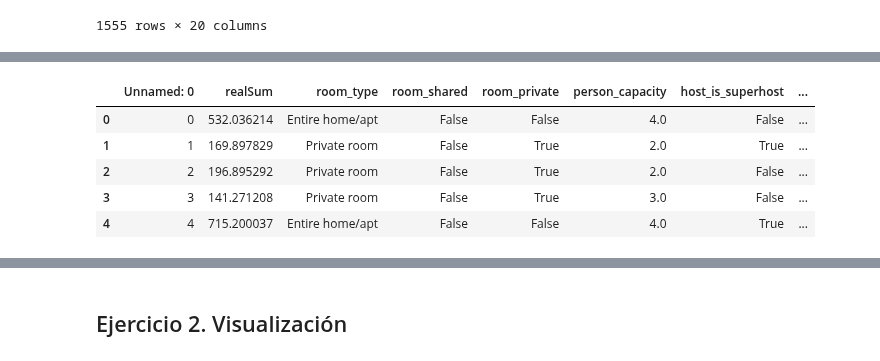
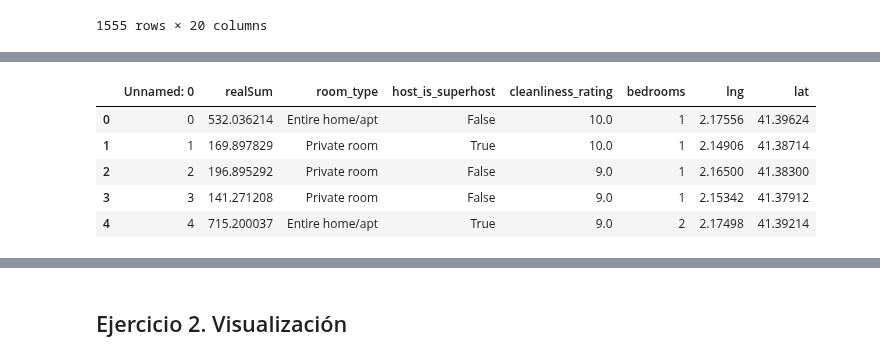
Before and after one commit to AlvaroMaya/Trabajo-IE, a Jupyter notebook: Proyecto IE - Airbnb.ipynb, the cells around one changed output, grey strips where cells are left out. Saved outputs shown, nothing was run; the diff lists cells and outputs as text; code cells hidden in the pictures.

```diff
--- a/Proyecto IE - Airbnb.ipynb
+++ b/Proyecto IE - Airbnb.ipynb
@@ -55,3 +59,5 @@ BARC_DIA_LABORAL[:5]
 # %%
 BARC_FIN_D_SEM = pd.read_csv('./barcelona_weekends.csv')
-BARC_FIN_D_SEM
+BARC_FIN_D_SEM1 = BARC_FIN_D_SEM.drop(['room_shared', 'room_private', 'person_capacity', 'multi', 'biz',
+                                           'guest_satisfaction_overall', 'dist', 'metro_dist', 'attr_index',
+                                           'attr_index_norm', 'rest_index', 'rest_index_norm'], axis=1)
@@ -72,9 +64,9 @@ BARC_FIN_D_SEM
 # %%
-BARC_FIN_D_SEM[:5]
+BARC_FIN_D_SEM1[:5]
 # %% [output]
-|  | Unnamed: 0 | realSum | room_type | room_shared | room_private | person_capacity | host_is_superhost | ... |
-| 0 | 0 | 532.036214 | Entire home/apt | False | False | 4.0 | False | ... |
-| 1 | 1 | 169.897829 | Private room | False | True | 2.0 | True | ... |
-| 2 | 2 | 196.895292 | Private room | False | True | 2.0 | False | ... |
-| 3 | 3 | 141.271208 | Private room | False | True | 3.0 | False | ... |
-| 4 | 4 | 715.200037 | Entire home/apt | False | False | 4.0 | True | ... |
+|  | Unnamed: 0 | realSum | room_type | host_is_superhost | cleanliness_rating | bedrooms | lng | lat |
+| 0 | 0 | 532.036214 | Entire home/apt | False | 10.0 | 1 | 2.17556 | 41.39624 |
+| 1 | 1 | 169.897829 | Private room | True | 10.0 | 1 | 2.14906 | 41.38714 |
+| 2 | 2 | 196.895292 | Private room | False | 9.0 | 1 | 2.16500 | 41.38300 |
+| 3 | 3 | 141.271208 | Private room | False | 9.0 | 1 | 2.15342 | 41.37912 |
+| 4 | 4 | 715.200037 | Entire home/apt | True | 9.0 | 2 | 2.17498 | 41.39214 |
```
Also changed, not shown: parts of 4 cells of this notebook.
